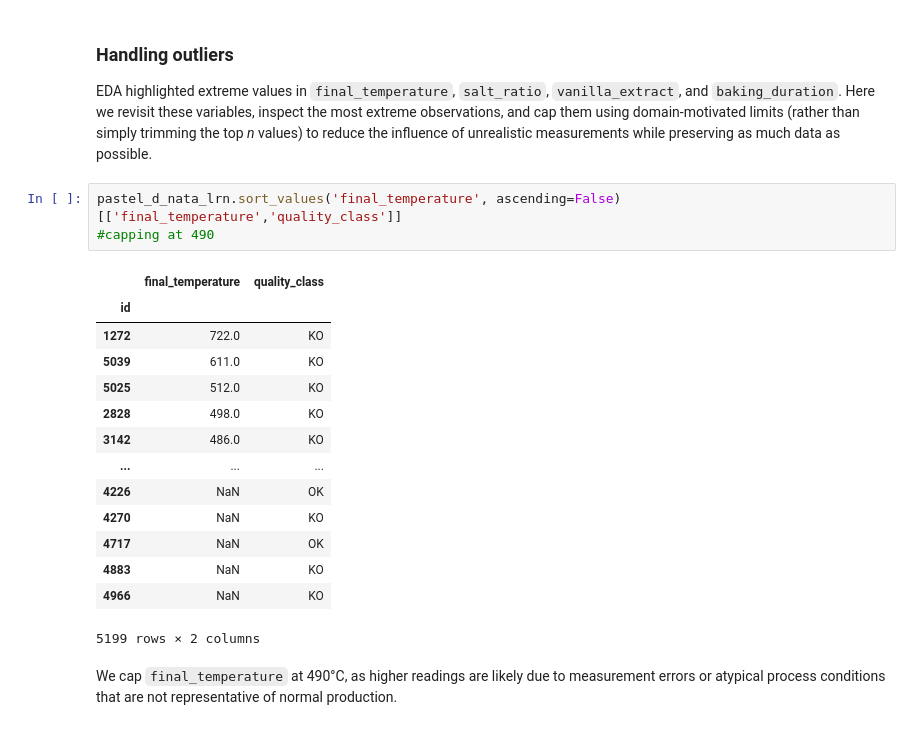
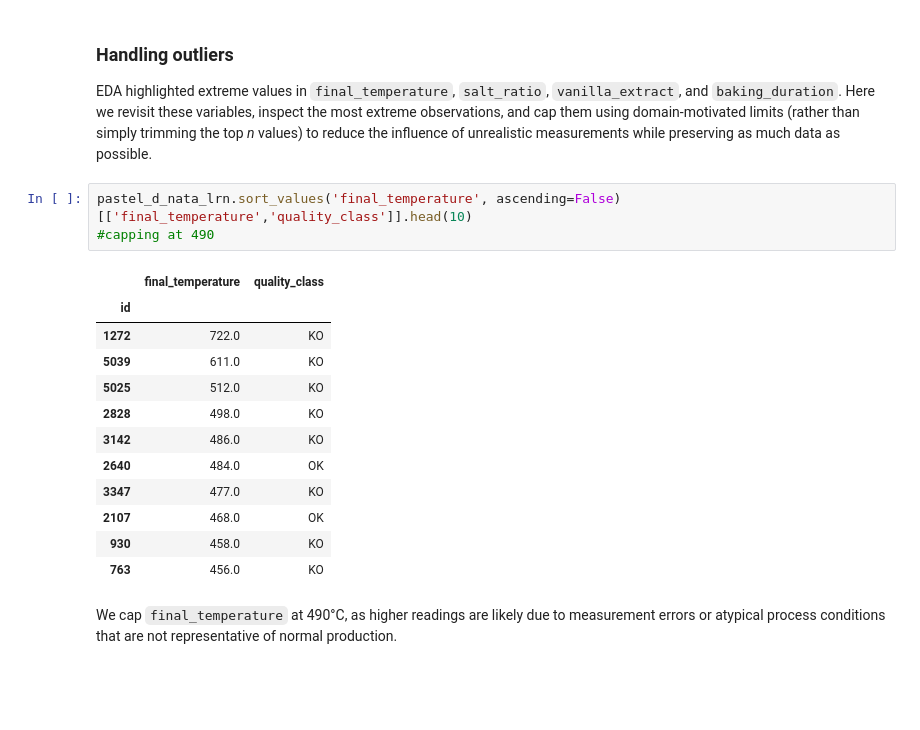
Before and after one commit to durak-dev/MachineLearning-Project, a Jupyter notebook: Data_Preprocessing.ipynb, the cells around one changed output. Saved outputs shown, nothing was run; the diff lists cells and outputs as text; blank space fills up the shorter version.

```diff
--- a/Data_Preprocessing.ipynb
+++ b/Data_Preprocessing.ipynb
@@ -70,23 +70,21 @@ X_train, X_val, y_train, y_val = train_test_split(X, y, train_size=0.75, random_
 EDA highlighted extreme values in `final_temperature`, `salt_ratio`, `vanilla_extract`, and `baking_duration`.
 Here we revisit these variables, inspect the most extreme observations, and cap them using domain‑motivated limits (rather than simply trimming the top *n* values) to reduce the influence of unrealistic measurements while preserving as much data as possible.
 # %%
-pastel_d_nata_lrn.sort_values('final_temperature', ascending=False)[['final_temperature','quality_class']]
+pastel_d_nata_lrn.sort_values('final_temperature', ascending=False)[['final_temperature','quality_class']].head(10)
 #capping at 490
 # %% [output]
 |  | final_temperature | quality_class |
 | id |  |  |
 | 1272 | 722.0 | KO |
 | 5039 | 611.0 | KO |
 | 5025 | 512.0 | KO |
 | 2828 | 498.0 | KO |
 | 3142 | 486.0 | KO |
-| ... | ... | ... |
-| 4226 | NaN | OK |
-| 4270 | NaN | KO |
-| 4717 | NaN | OK |
-| 4883 | NaN | KO |
-| 4966 | NaN | KO |
+| 2640 | 484.0 | OK |
+| 3347 | 477.0 | KO |
+| 2107 | 468.0 | OK |
+| 930 | 458.0 | KO |
+| 763 | 456.0 | KO |
-5199 rows × 2 columns
 # %% [markdown]
 We cap `final_temperature` at 490°C, as higher readings are likely due to measurement errors or atypical process conditions that are not representative of normal production.
 # %%
```
Also changed, not shown: parts of 6 cells of this notebook, 9 other files.
